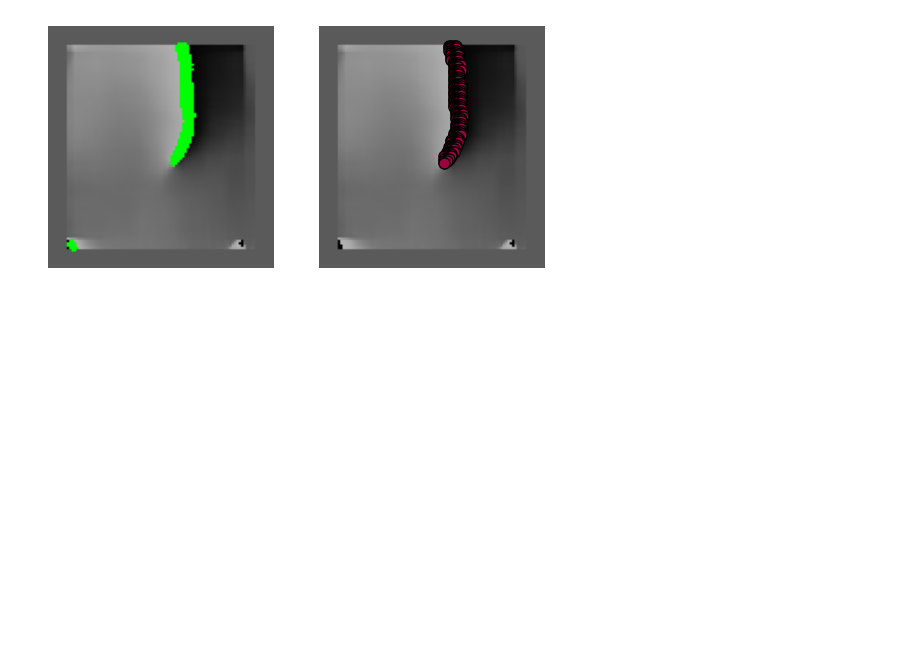
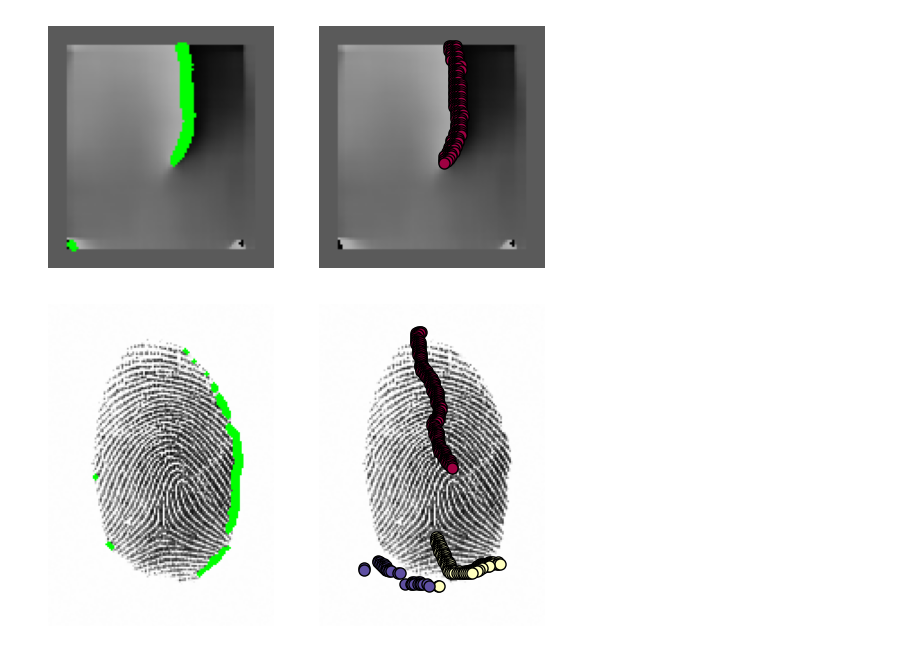
Before and after one commit to FourthCourseProjects/FingerPrintDetection, a Jupyter notebook: main.ipynb, the cells around one changed output. Drawn from its saved outputs; the diff is of its cells as text; code cells hidden in the pictures; blank space fills up the shorter version.

```diff
--- a/main.ipynb
+++ b/main.ipynb
@@ -182,3 +183,26 @@ dictionary = ClusterCreator().calculate(hc_points)
 show_cluster(image, dictionary)
 # %% [output]
 [figure]
+# %%
+resizer = ImageProportionalResizer()
+orientation_field_creator = OrientationFieldCreator(16)
+hc_detector = HighContrastPointDetector(3.7)
+cluster_creator = ClusterCreator(distance=10, minimum_samples_per_cluster=12)
+
+class Fingerprint:
+    def __init__(self, name, fingerprint_image):
+        self.name = name
+        self.resized_image = resizer.resize(fingerprint_image) if fingerprint_image.shape[0] > 200 else fingerprint_image
+        self.orientation_field = orientation_field_creator.create_field_for(self.resized_image)
+        self.hc_points = hc_detector.calculate_for(self.orientation_field)
+        self.clusters = cluster_creator.calculate(self.hc_points)
+
+
+fingerprint_01_01 = Fingerprint("finger_print_01_01", cv.imread("fingerprints/finger_print_01_01_C.bmp", cv.COLOR_GRAY2BGR))
+fingerprint_01_02 = Fingerprint("finger_print_01_02", cv.imread("fingerprints/finger_print_01_02_C.bmp", cv.COLOR_GRAY2BGR))
+fingerprint_02 = Fingerprint("finger_print_02", cv.imread("fingerprints/finger_print_06.bmp", cv.COLOR_GRAY2BGR))
+fingerprint_03 = Fingerprint("fingerprint_03", cv.imread("fingerprints/example_0.bmp", cv.COLOR_GRAY2BGR)[:, :, 0])
+
+show_cluster(fingerprint_01_01.resized_image, fingerprint_01_01.clusters)
+# %% [output]
+[figure, added]
```
Also changed, not shown: parts of 6 cells of this notebook.
